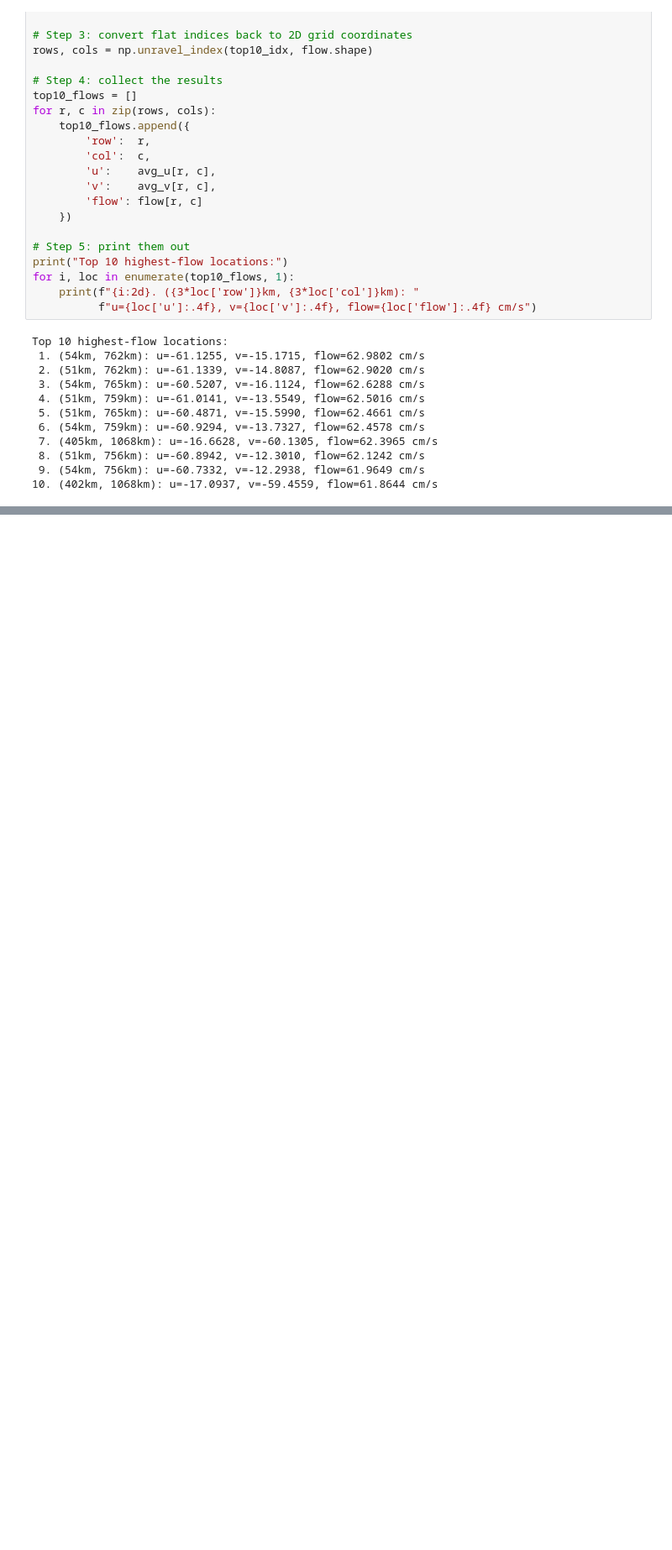
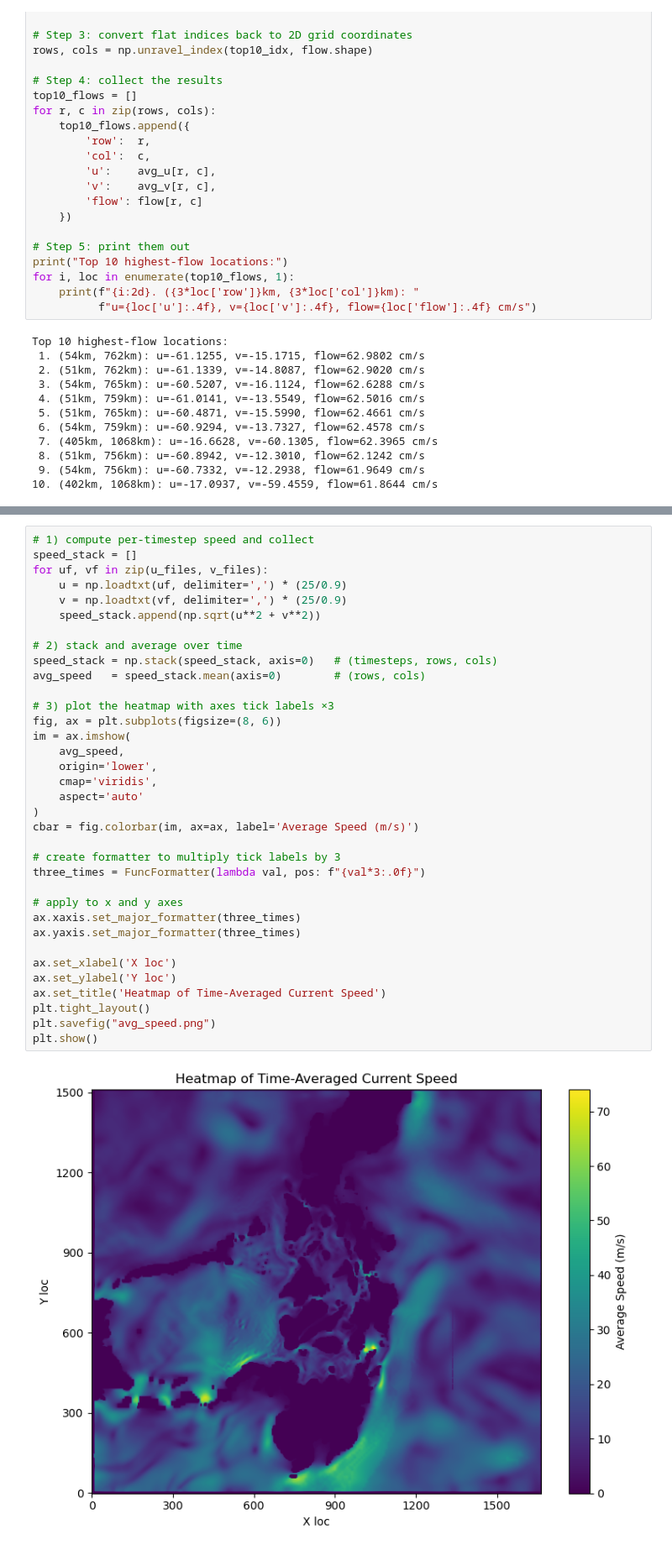
Before and after one commit to stephen-d-r-andrews/6373Pset5, a Jupyter notebook: part1.ipynb, the cells around one changed output, grey strips where cells are left out. Shown at 84% size. Drawn from its saved outputs; the diff is of its cells as text; blank space fills up the shorter version.

```diff
--- a/part1.ipynb
+++ b/part1.ipynb
@@ -109,0 +130,37 @@ Top 10 highest‐flow locations:
+# %%
+# 1) compute per‐timestep speed and collect
+speed_stack = []
+for uf, vf in zip(u_files, v_files):
+    u = np.loadtxt(uf, delimiter=',') * (25/0.9)
+    v = np.loadtxt(vf, delimiter=',') * (25/0.9)
+    speed_stack.append(np.sqrt(u**2 + v**2))
+
+# 2) stack and average over time
+speed_stack = np.stack(speed_stack, axis=0)   # (timesteps, rows, cols)
+avg_speed   = speed_stack.mean(axis=0)        # (rows, cols)
+
+# 3) plot the heatmap with axes tick labels ×3
+fig, ax = plt.subplots(figsize=(8, 6))
+im = ax.imshow(
+    avg_speed,
+    origin='lower',
+    cmap='viridis',
+    aspect='auto'
+)
+cbar = fig.colorbar(im, ax=ax, label='Average Speed (m/s)')
+
+# create formatter to multiply tick labels by 3
+three_times = FuncFormatter(lambda val, pos: f"{val*3:.0f}")
+
+# apply to x and y axes
+ax.xaxis.set_major_formatter(three_times)
+ax.yaxis.set_major_formatter(three_times)
+
+ax.set_xlabel('X loc')
+ax.set_ylabel('Y loc')
+ax.set_title('Heatmap of Time‐Averaged Current Speed')
+plt.tight_layout()
+plt.savefig("avg_speed.png")
+plt.show()
+# %% [output]
+[figure, added]
```
Also changed, not shown: parts of 4 cells of this notebook, 2 other files.
